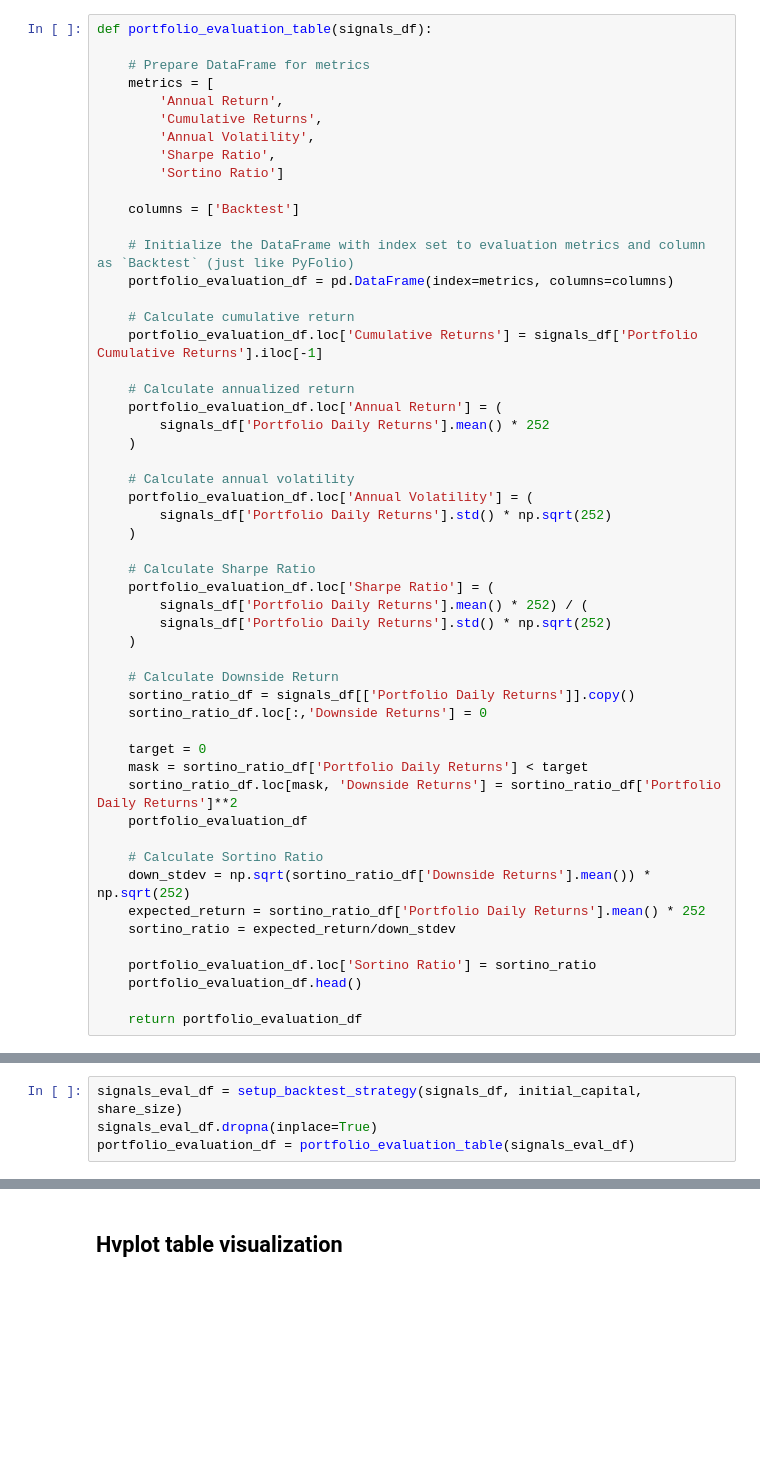
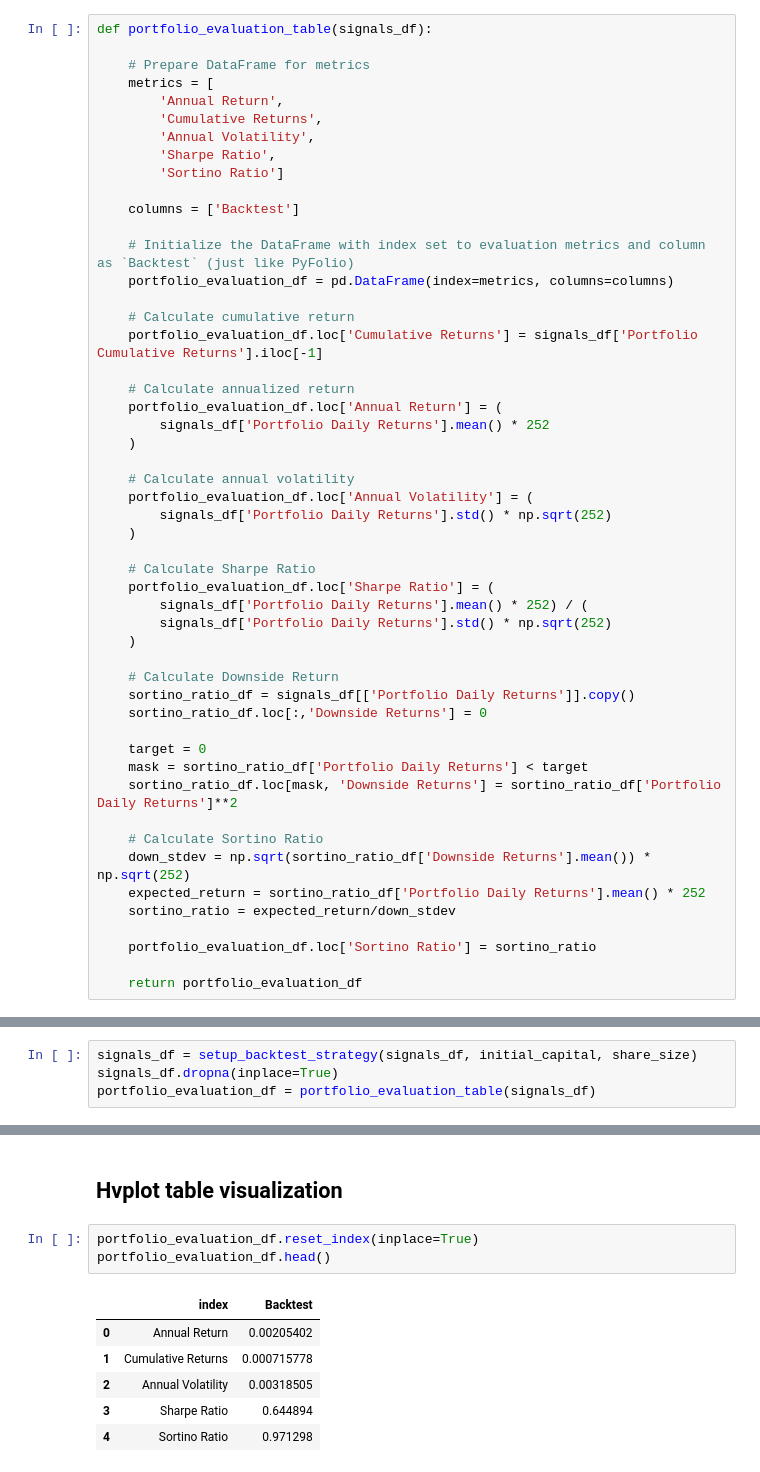
Before and after one commit to ShuranXu/Corn-Price-Predicter, a Jupyter notebook: Code/algo_trading.ipynb, the cells around one changed output, grey strips where cells are left out. Cells and saved outputs as stored; diff of their text form; blank space fills up the shorter version.

```diff
--- a/Code/algo_trading.ipynb
+++ b/Code/algo_trading.ipynb
@@ -192,7 +192,6 @@ def portfolio_evaluation_table(signals_df):
     target = 0
     mask = sortino_ratio_df['Portfolio Daily Returns'] < target
     sortino_ratio_df.loc[mask, 'Downside Returns'] = sortino_ratio_df['Portfolio Daily Returns']**2
-    portfolio_evaluation_df
 
     # Calculate Sortino Ratio
     down_stdev = np.sqrt(sortino_ratio_df['Downside Returns'].mean()) * np.sqrt(252)
@@ -200,7 +199,6 @@ def portfolio_evaluation_table(signals_df):
     sortino_ratio = expected_return/down_stdev
 
     portfolio_evaluation_df.loc['Sortino Ratio'] = sortino_ratio
-    portfolio_evaluation_df.head()
 
     return portfolio_evaluation_df
 # %%
@@ -351,9 +347,9 @@ plot_signals(signals_df)
 # %% [markdown]
 ## Portfolio Performance Evaluation
 # %%
-signals_eval_df = setup_backtest_strategy(signals_df, initial_capital, share_size)
-signals_eval_df.dropna(inplace=True)
-portfolio_evaluation_df = portfolio_evaluation_table(signals_eval_df)
+signals_df = setup_backtest_strategy(signals_df, initial_capital, share_size)
+signals_df.dropna(inplace=True)
+portfolio_evaluation_df = portfolio_evaluation_table(signals_df)
 # %% [output]
 [interactive output not drawn]
 # %% [markdown]
@@ -393,5 +389,15 @@ Account Total Value : 97215.8836534335
 # %% [markdown]
 ## Hvplot table visualization
+# %%
+portfolio_evaluation_df.reset_index(inplace=True)
+portfolio_evaluation_df.head()
+# %% [output]
+|  | index | Backtest |
+| 0 | Annual Return | 0.00205402 |
+| 1 | Cumulative Returns | 0.000715778 |
+| 2 | Annual Volatility | 0.00318505 |
+| 3 | Sharpe Ratio | 0.644894 |
+| 4 | Sortino Ratio | 0.971298 |
 # %%
 global trade_evaluation_df
 visualize_hvplot_tables(signals_df, trade_evaluation_df, portfolio_evaluation_df)
```
Also changed, not shown: parts of 10 cells of this notebook, 8 other files.
